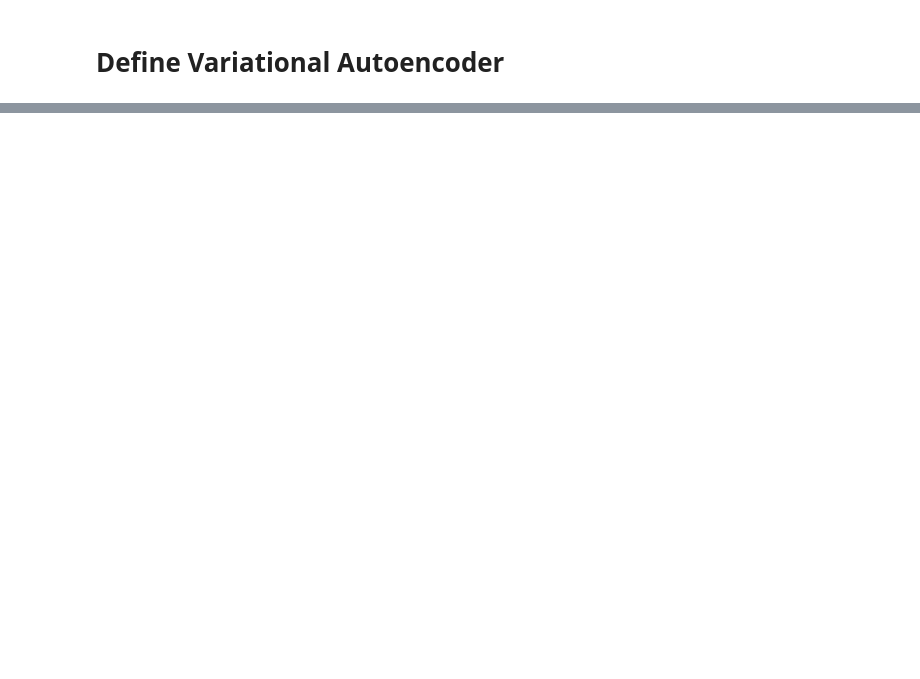
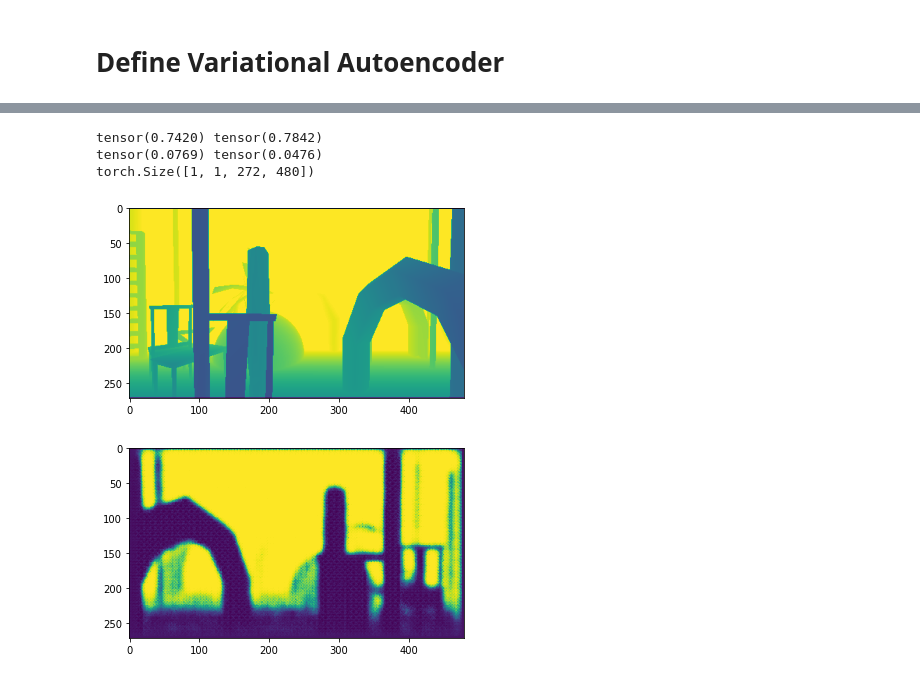
Before and after one commit to patricknitschke/Pytorch, a Jupyter notebook: VAE/vae_di.ipynb, the cells around one changed output, grey strips where cells are left out. Cells and saved outputs as stored; diff of their text form; code cells hidden in the pictures; blank space fills up the shorter version.

```diff
--- a/VAE/vae_di.ipynb
+++ b/VAE/vae_di.ipynb
@@ -136,7 +158,7 @@ class VAE(nn.Module):
 # %%
-def loss_function(x, x_hat, mu, logvar):
-    reproduction_loss = F.mse_loss(x_hat, x, reduction="sum")
-    kl_divergence = 0.5 * torch.sum(1 + logvar - mu.pow(2) - logvar.exp())
+# def loss_function(x, x_hat, mu, logvar):
+#     reproduction_loss = F.mse_loss(x_hat, x, reduction="sum")
+#     kl_divergence = 0.5 * torch.sum(1 + logvar - mu.pow(2) - logvar.exp())
 
-    return reproduction_loss - kl_divergence
+#     return reproduction_loss - kl_divergence
 # %%
@@ -148,5 +170,5 @@ n_training_samples, n_iterations
 # %%
-vae_model = VAE(input_channels=1)
+vae_model = VAE(input_channels=1, latent_dim=latent_dim)
 optimiser = torch.optim.Adam(vae_model.parameters(), lr=learning_rate)
 # %%
 for epoch in range(num_epochs):
@@ -168,7 +190,7 @@ for epoch in range(num_epochs):
         loss.backward()
         optimiser.step()
 
-        if (i+1) % 5 == 0:
+        if (i+1) % 1 == 0:
             time_elapsed = time.time() - since
             #print(f"epoch: {epoch+1}/{num_epochs}, step: {i+1}/{n_iterations}, image: {image.shape}")
-            print(f"epoch: {epoch+1}/{num_epochs}, step: {i+1}/{n_iterations}, Avg loss: {overall_loss/(i*batch_size):.3f}, time: {time_elapsed:.3f}")
+            print(f"epoch: {epoch+1}/{num_epochs}, step: {i+1}/{n_iterations}, Avg loss: {overall_loss/((i+1)*batch_size):.3f}, time: {time_elapsed:.3f}")
@@ -175,18 +222,25 @@ for epoch in range(num_epochs):
 # %%
 vae_model.eval()
+# Visualise sample of images
+
 with torch.no_grad():
+    for images in test_loader:
+        # VAE forward pass
+        _, _, x_hat = vae_model(images)
 
-    # Visualise sample of images
-    dataiter = iter(test_loader)
-    images = dataiter.next()
+        print(images.mean(), x_hat.mean())
+        print(images.var(), x_hat.var())
+        print(images.shape)
+        for idx in range(1):
+            # show images
+            imshow(images[idx])
+            imshow(x_hat[idx])
 
-    # VAE forward pass
-    _, _, x_hat = vae_model(images)
-
-    index = 0
-    # show images
-    imshow(images[index])
-    imshow(x_hat[index])
-
-    # write to tensorboard
-    # writer.add_image('four_cifar10_images', inv_normalize(img_grid))
+        # write to tensorboard
+        # writer.add_image('four_cifar10_images', inv_normalize(img_grid))
+# %% [output]
+tensor(0.7420) tensor(0.7842)
+tensor(0.0769) tensor(0.0476)
+torch.Size([1, 1, 272, 480])
+[figure, added]
+[figure, added]
```
Also changed, not shown: parts of 18 cells of this notebook, 4 other files.
